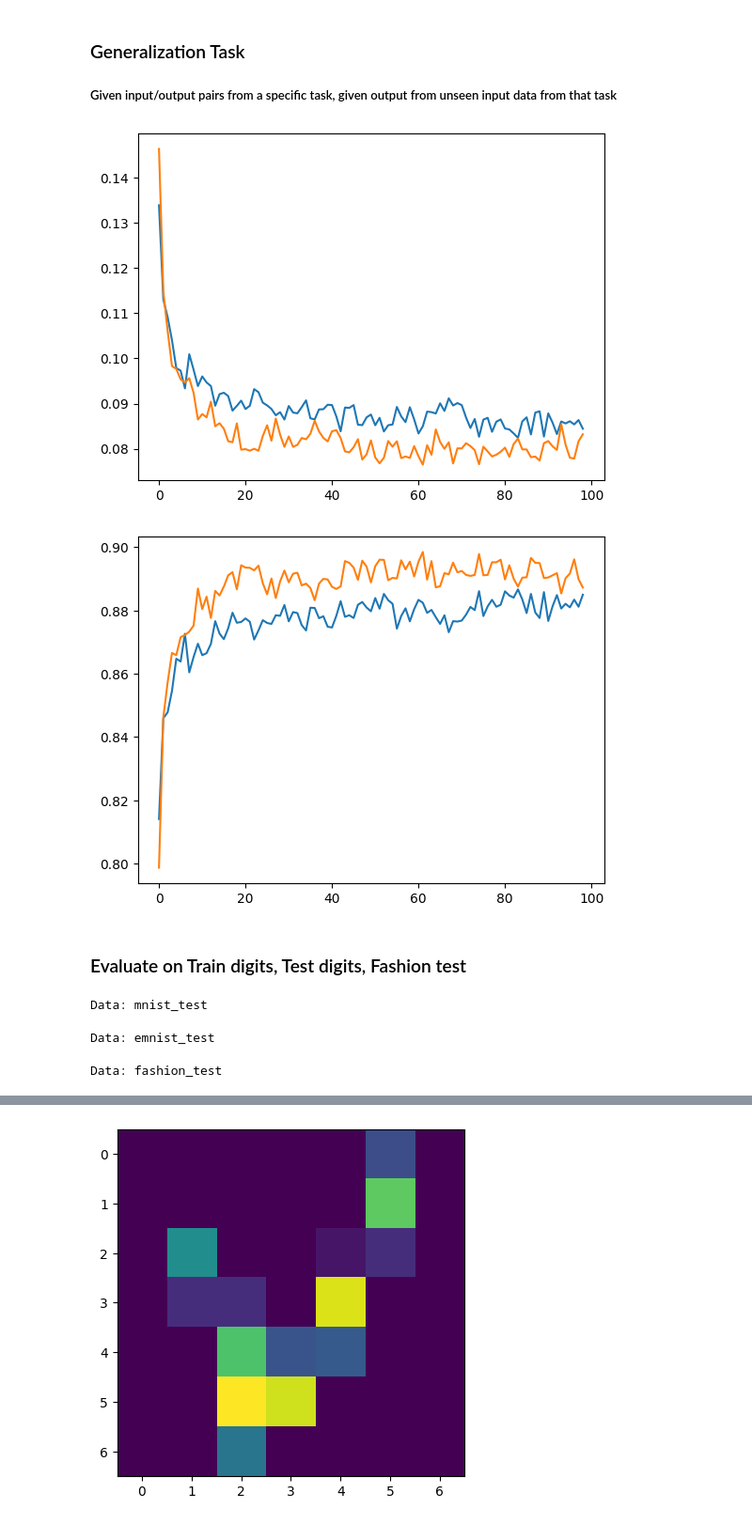
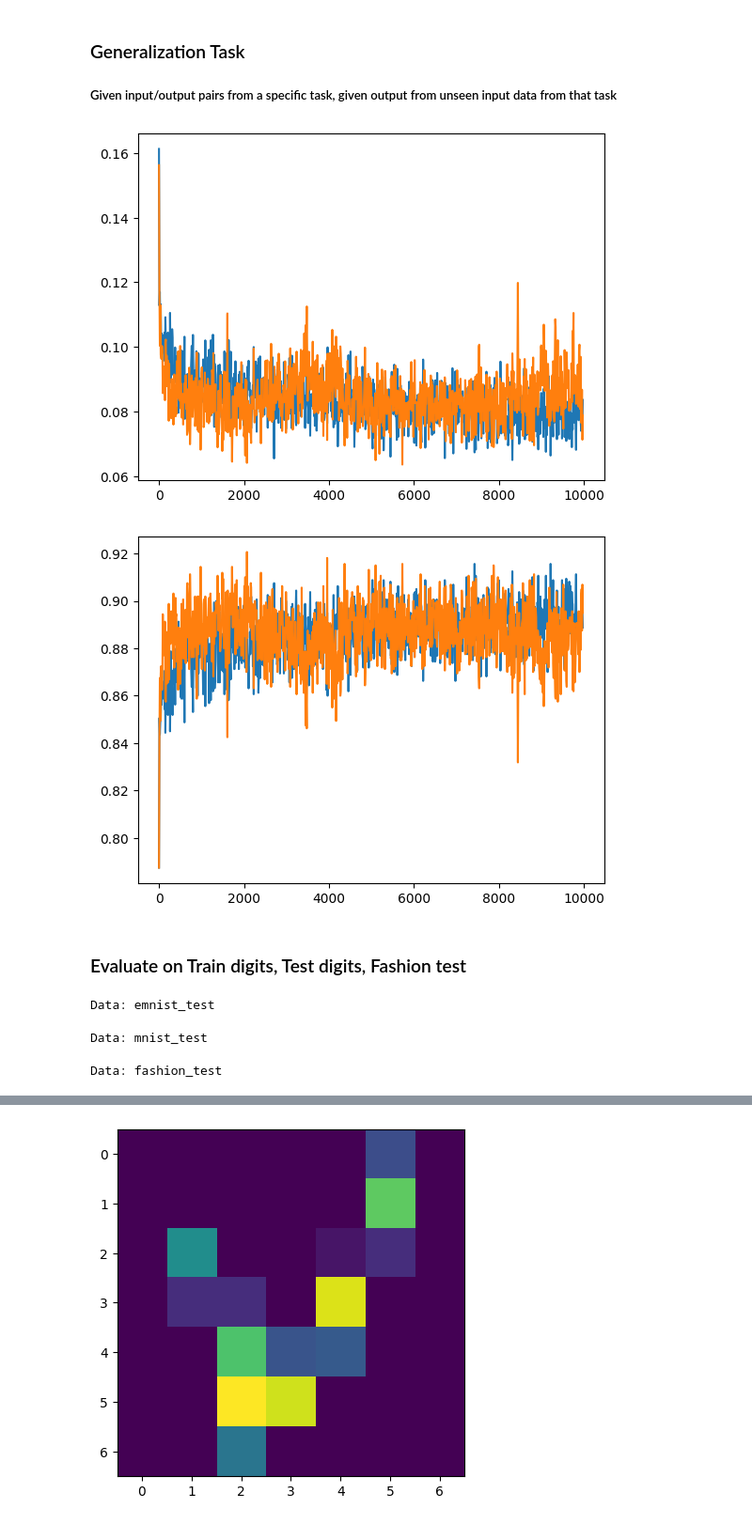
Before and after one commit to bunnalec/NeuralGraphPaper, a Jupyter notebook: mnist_generalizer.ipynb, the cells around one changed output, grey strips where cells are left out. Shown at 94% size. Drawn from its saved outputs; the diff is of its cells as text; code cells hidden in the pictures.

```diff
--- a/mnist_generalizer.ipynb
+++ b/mnist_generalizer.ipynb
@@ -279,8 +272,6 @@ graph.save("models/memorize.pt")
 # %% [markdown]
 ### Generalization Task
 ##### Given input/output pairs from a specific task, given output from unseen input data from that task
-# %%
-graph.load("models/memorize.pt")
 # %%
 TRAIN_EXAMPLES = 10
 TEST_EXAMPLES = 10
@@ -385,19 +376,19 @@ for step in bar:
 # %%
 losses = [e["loss"] for e in log]
 valid_losses = [e["valid_loss"] for e in log]
 
 accs = [e["acc"] for e in log]
 valid_accs = [e["valid_acc"] for e in log]
 
-window = 100
+window = 10
 
-plt.plot([np.mean(losses[i:i+window]) for i in range(0, len(losses)-window, window)])
-plt.plot([np.mean(valid_losses[i:i+window]) for i in range(0, len(valid_losses)-window, window)])
+plt.plot(range(0, len(losses)-window, window), [np.mean(losses[i:i+window]) for i in range(0, len(losses)-window, window)])
+plt.plot(range(0, len(losses)-window, window), [np.mean(valid_losses[i:i+window]) for i in range(0, len(valid_losses)-window, window)])
 plt.show()
 
-plt.plot([np.mean(accs[i:i+window]) for i in range(0, len(accs)-window, window)])
-plt.plot([np.mean(valid_accs[i:i+window]) for i in range(0, len(valid_accs)-window, window)])
+plt.plot(range(0, len(losses)-window, window), [np.mean(accs[i:i+window]) for i in range(0, len(accs)-window, window)])
+plt.plot(range(0, len(losses)-window, window), [np.mean(valid_accs[i:i+window]) for i in range(0, len(valid_accs)-window, window)])
 plt.show()
 # %% [output]
-[figure, old version]
+[figure, new version]
-[figure, old version]
+[figure, new version]
@@ -433,7 +426,7 @@ overall_losses = {}
 
 N = 2048
 
-for data_name, dataset in {"mnist_test":mnist_test, "emnist_test":emnist_test, "fashion_test":fashion_test}.items():# ["valid"]:
+for data_name, dataset in {"emnist_test":emnist_test, "mnist_test":mnist_test, "fashion_test":fashion_test}.items():# ["valid"]:
     print(f"Data: {data_name}")
 
     accs = {"graph":[], "linreg":[], "ANN_50_steps":[], "ANN_10_steps":[], "ANN_1_steps":[]}
@@ -486,8 +479,8 @@ for data_name, dataset in {"mnist_test":mnist_test, "emnist_test":emnist_test, "
     overall_accs[data_name] = {k:np.mean(v) for k, v in accs.items()}
     overall_losses[data_name] = {k:np.mean(v) for k, v in losses.items()}
 # %% [output]
-Data: mnist_test
+Data: emnist_test
-Data: emnist_test
+Data: mnist_test
 Data: fashion_test
 # %%
 width=.05
```
Also changed, not shown: parts of 15 cells of this notebook, 5 other files.
